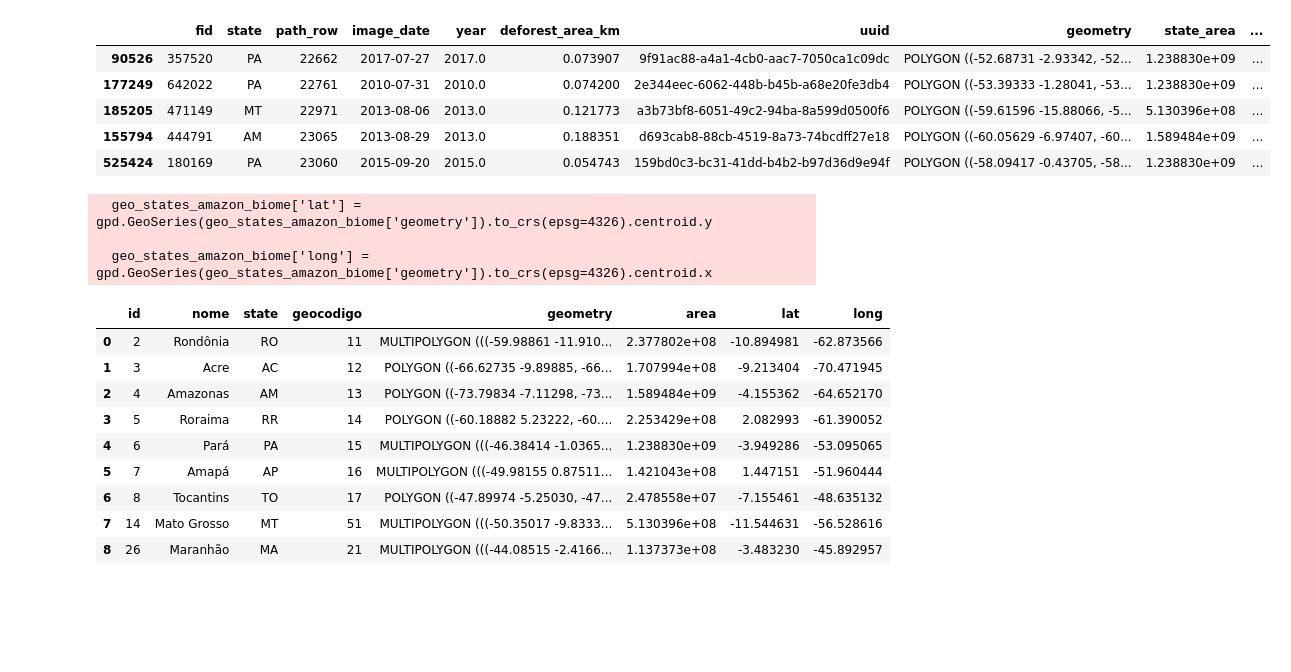
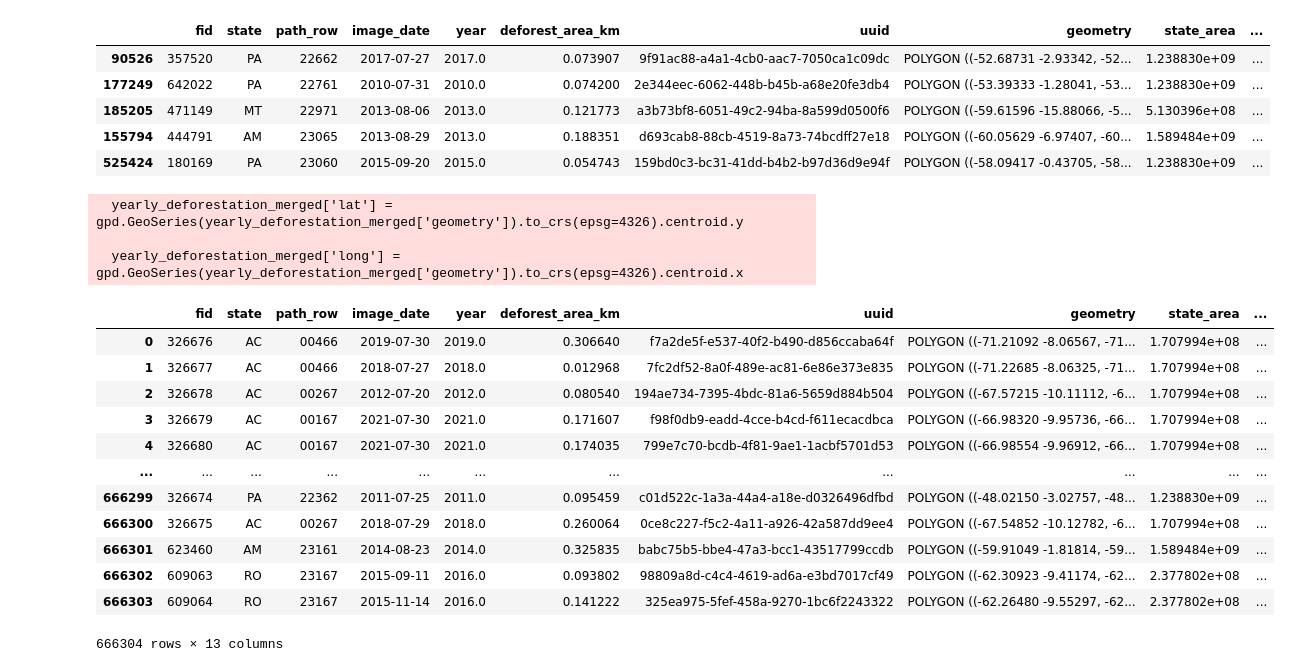
Before and after one commit to t4ai/amazon-deforestation-forecasting, a Jupyter notebook: amazon-deforestation-forecasting.ipynb, the cells around one changed output. Cells and saved outputs as stored; diff of their text form; code cells hidden in the pictures; blank space fills up the shorter version.

```diff
--- a/amazon-deforestation-forecasting.ipynb
+++ b/amazon-deforestation-forecasting.ipynb
@@ -411,20 +415,23 @@ yearly_deforestation_merged.sample(5)
 | 525424 | 180169 | PA | 23060 | 2015-09-20 | 2015.0 | 0.054743 | 159bd0c3-bc31-41dd-b4b2-b97d36d9e94f | POLYGON ((-58.09417 -0.43705, -58... | 1.238830e+09 | ... |
 # %%
 # extract lat and long into discreet columns
-geo_states_amazon_biome['lat'] = gpd.GeoSeries(geo_states_amazon_biome['geometry']).to_crs(epsg=4326).centroid.y
-geo_states_amazon_biome['long'] = gpd.GeoSeries(geo_states_amazon_biome['geometry']).to_crs(epsg=4326).centroid.x
-geo_states_amazon_biome
+yearly_deforestation_merged['lat'] = gpd.GeoSeries(yearly_deforestation_merged['geometry']).to_crs(epsg=4326).centroid.y
+yearly_deforestation_merged['long'] = gpd.GeoSeries(yearly_deforestation_merged['geometry']).to_crs(epsg=4326).centroid.x
+yearly_deforestation_merged.sample(5)
 # %% [output]
-  geo_states_amazon_biome['lat'] = gpd.GeoSeries(geo_states_amazon_biome['geometry']).to_crs(epsg=4326).centroid.y
+  yearly_deforestation_merged['lat'] = gpd.GeoSeries(yearly_deforestation_merged['geometry']).to_crs(epsg=4326).centroid.y
 
-  geo_states_amazon_biome['long'] = gpd.GeoSeries(geo_states_amazon_biome['geometry']).to_crs(epsg=4326).centroid.x
+  yearly_deforestation_merged['long'] = gpd.GeoSeries(yearly_deforestation_merged['geometry']).to_crs(epsg=4326).centroid.x
-|  | id | nome | state | geocodigo | geometry | area | lat | long |
-| 0 | 2 | Rondônia | RO | 11 | MULTIPOLYGON (((-59.98861 -11.910... | 2.377802e+08 | -10.894981 | -62.873566 |
-| 1 | 3 | Acre | AC | 12 | POLYGON ((-66.62735 -9.89885, -66... | 1.707994e+08 | -9.213404 | -70.471945 |
-| 2 | 4 | Amazonas | AM | 13 | POLYGON ((-73.79834 -7.11298, -73... | 1.589484e+09 | -4.155362 | -64.652170 |
-| 3 | 5 | Roraima | RR | 14 | POLYGON ((-60.18882 5.23222, -60.... | 2.253429e+08 | 2.082993 | -61.390052 |
-| 4 | 6 | Pará | PA | 15 | MULTIPOLYGON (((-46.38414 -1.0365... | 1.238830e+09 | -3.949286 | -53.095065 |
-| 5 | 7 | Amapá | AP | 16 | MULTIPOLYGON (((-49.98155 0.87511... | 1.421043e+08 | 1.447151 | -51.960444 |
-| 6 | 8 | Tocantins | TO | 17 | POLYGON ((-47.89974 -5.25030, -47... | 2.478558e+07 | -7.155461 | -48.635132 |
-| 7 | 14 | Mato Grosso | MT | 51 | MULTIPOLYGON (((-50.35017 -9.8333... | 5.130396e+08 | -11.544631 | -56.528616 |
-| 8 | 26 | Maranhão | MA | 21 | MULTIPOLYGON (((-44.08515 -2.4166... | 1.137373e+08 | -3.483230 | -45.892957 |
+|  | fid | state | path_row | image_date | year | deforest_area_km | uuid | geometry | state_area | ... |
+| 0 | 326676 | AC | 00466 | 2019-07-30 | 2019.0 | 0.306640 | f7a2de5f-e537-40f2-b490-d856ccaba64f | POLYGON ((-71.21092 -8.06567, -71... | 1.707994e+08 | ... |
+| 1 | 326677 | AC | 00466 | 2018-07-27 | 2018.0 | 0.012968 | 7fc2df52-8a0f-489e-ac81-6e86e373e835 | POLYGON ((-71.22685 -8.06325, -71... | 1.707994e+08 | ... |
+| 2 | 326678 | AC | 00267 | 2012-07-20 | 2012.0 | 0.080540 | 194ae734-7395-4bdc-81a6-5659d884b504 | POLYGON ((-67.57215 -10.11112, -6... | 1.707994e+08 | ... |
+| 3 | 326679 | AC | 00167 | 2021-07-30 | 2021.0 | 0.171607 | f98f0db9-eadd-4cce-b4cd-f611ecacdbca | POLYGON ((-66.98320 -9.95736, -66... | 1.707994e+08 | ... |
+| 4 | 326680 | AC | 00167 | 2021-07-30 | 2021.0 | 0.174035 | 799e7c70-bcdb-4f81-9ae1-1acbf5701d53 | POLYGON ((-66.98554 -9.96912, -66... | 1.707994e+08 | ... |
+| ... | ... | ... | ... | ... | ... | ... | ... | ... | ... | ... |
+| 666299 | 326674 | PA | 22362 | 2011-07-25 | 2011.0 | 0.095459 | c01d522c-1a3a-44a4-a18e-d0326496dfbd | POLYGON ((-48.02150 -3.02757, -48... | 1.238830e+09 | ... |
+| 666300 | 326675 | AC | 00267 | 2018-07-29 | 2018.0 | 0.260064 | 0ce8c227-f5c2-4a11-a926-42a587dd9ee4 | POLYGON ((-67.54852 -10.12782, -6... | 1.707994e+08 | ... |
+| 666301 | 623460 | AM | 23161 | 2014-08-23 | 2014.0 | 0.325835 | babc75b5-bbe4-47a3-bcc1-43517799ccdb | POLYGON ((-59.91049 -1.81814, -59... | 1.589484e+09 | ... |
+| 666302 | 609063 | RO | 23167 | 2015-09-11 | 2016.0 | 0.093802 | 98809a8d-c4c4-4619-ad6a-e3bd7017cf49 | POLYGON ((-62.30923 -9.41174, -62... | 2.377802e+08 | ... |
+| 666303 | 609064 | RO | 23167 | 2015-11-14 | 2016.0 | 0.141222 | 325ea975-5fef-458a-9270-1bc6f2243322 | POLYGON ((-62.26480 -9.55297, -62... | 2.377802e+08 | ... |
+666304 rows × 13 columns
```
Also changed, not shown: parts of 10 cells of this notebook.
